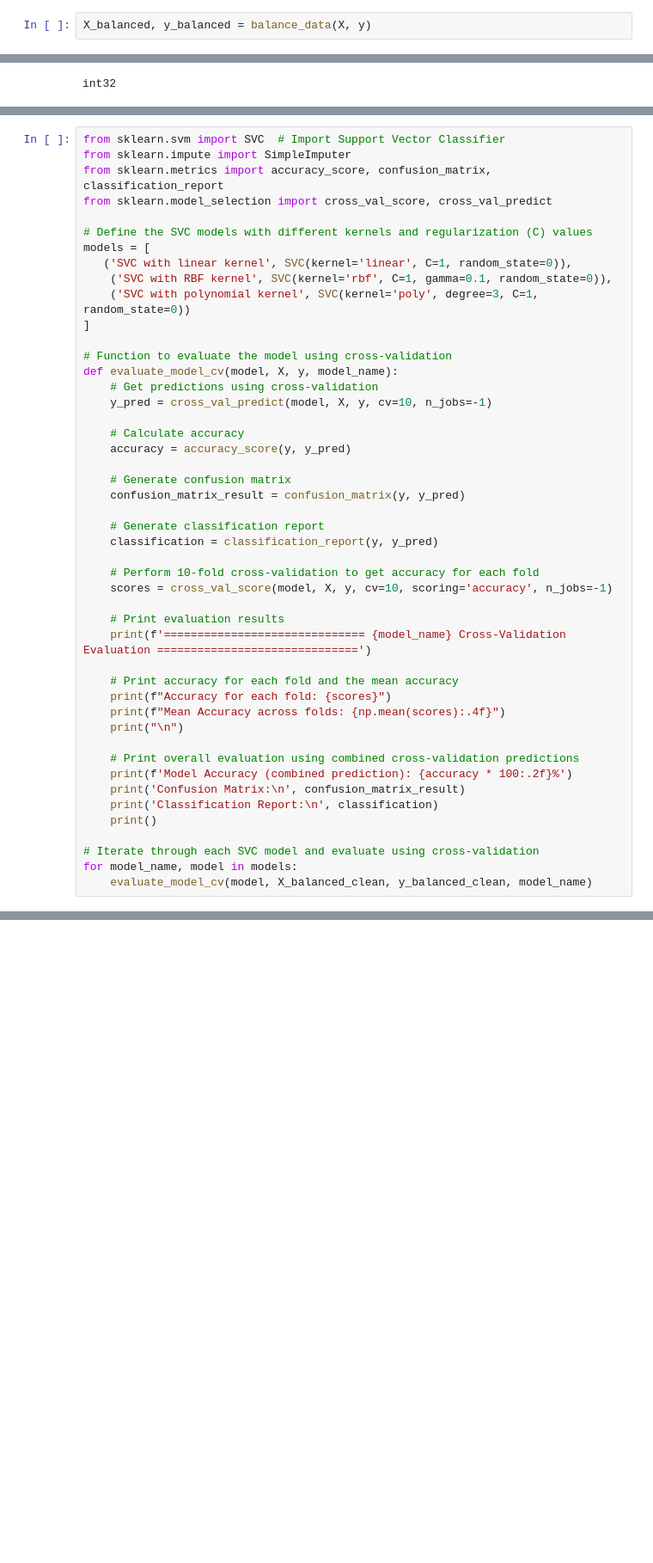
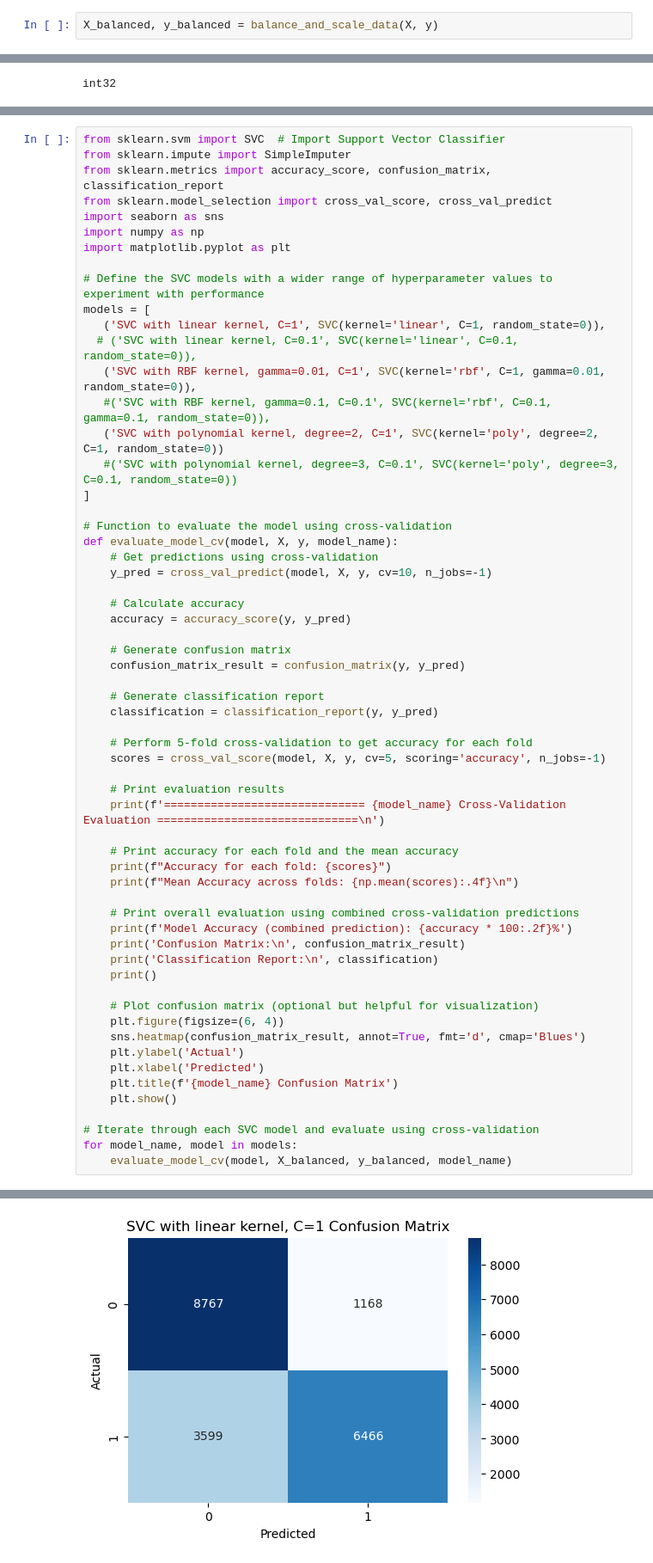
Before and after one commit to GraceLytle/CS597-CyberAI, a Jupyter notebook: notebooks/dataset_3/classifier_support_vector_machine/SVC-android-malware-prediction-with-ml-algorithms.ipynb, the cells around one changed output, grey strips where cells are left out. Shown: that part at 86% size. Cells and saved outputs as stored; diff of their text form; blank space fills up the shorter version.

```diff
--- a/notebooks/dataset_3/classifier_support_vector_machine/SVC-android-malware-prediction-with-ml-algorithms.ipynb
+++ b/notebooks/dataset_3/classifier_support_vector_machine/SVC-android-malware-prediction-with-ml-algorithms.ipynb
@@ -204,4 +254,4 @@ def balance_data(X, y, random_state=0):
 # %% [markdown]
 ## Step 8: Balance the data
 # %%
-X_balanced, y_balanced = balance_data(X, y)
+X_balanced, y_balanced = balance_and_scale_data(X, y)
@@ -281,12 +342,18 @@ from sklearn.svm import SVC  # Import Support Vector Classifier
 from sklearn.impute import SimpleImputer
 from sklearn.metrics import accuracy_score, confusion_matrix, classification_report
 from sklearn.model_selection import cross_val_score, cross_val_predict
+import seaborn as sns
+import numpy as np
+import matplotlib.pyplot as plt
 
-# Define the SVC models with different kernels and regularization (C) values
+# Define the SVC models with a wider range of hyperparameter values to experiment with performance
 models = [
-   ('SVC with linear kernel', SVC(kernel='linear', C=1, random_state=0)),
-    ('SVC with RBF kernel', SVC(kernel='rbf', C=1, gamma=0.1, random_state=0)),
-    ('SVC with polynomial kernel', SVC(kernel='poly', degree=3, C=1, random_state=0))
+   ('SVC with linear kernel, C=1', SVC(kernel='linear', C=1, random_state=0)),
+  # ('SVC with linear kernel, C=0.1', SVC(kernel='linear', C=0.1, random_state=0)),
+   ('SVC with RBF kernel, gamma=0.01, C=1', SVC(kernel='rbf', C=1, gamma=0.01, random_state=0)),
+   #('SVC with RBF kernel, gamma=0.1, C=0.1', SVC(kernel='rbf', C=0.1, gamma=0.1, random_state=0)),
+   ('SVC with polynomial kernel, degree=2, C=1', SVC(kernel='poly', degree=2, C=1, random_state=0))
+   #('SVC with polynomial kernel, degree=3, C=0.1', SVC(kernel='poly', degree=3, C=0.1, random_state=0))
 ]
 
 # Function to evaluate the model using cross-validation
@@ -303,16 +370,15 @@ def evaluate_model_cv(model, X, y, model_name):
     # Generate classification report
     classification = classification_report(y, y_pred)
 
-    # Perform 10-fold cross-validation to get accuracy for each fold
-    scores = cross_val_score(model, X, y, cv=10, scoring='accuracy', n_jobs=-1)
+    # Perform 5-fold cross-validation to get accuracy for each fold
+    scores = cross_val_score(model, X, y, cv=5, scoring='accuracy', n_jobs=-1)
 
     # Print evaluation results
-    print(f'============================== {model_name} Cross-Validation Evaluation ==============================')
+    print(f'============================== {model_name} Cross-Validation Evaluation ==============================\n')
 
     # Print accuracy for each fold and the mean accuracy
     print(f"Accuracy for each fold: {scores}")
-    print(f"Mean Accuracy across folds: {np.mean(scores):.4f}")
-    print("\n")
+    print(f"Mean Accuracy across folds: {np.mean(scores):.4f}\n")
 
     # Print overall evaluation using combined cross-validation predictions
     print(f'Model Accuracy (combined prediction): {accuracy * 100:.2f}%')
@@ -320,7 +386,15 @@ def evaluate_model_cv(model, X, y, model_name):
     print('Classification Report:\n', classification)
     print()
 
+    # Plot confusion matrix (optional but helpful for visualization)
+    plt.figure(figsize=(6, 4))
+    sns.heatmap(confusion_matrix_result, annot=True, fmt='d', cmap='Blues')
+    plt.ylabel('Actual')
+    plt.xlabel('Predicted')
+    plt.title(f'{model_name} Confusion Matrix')
+    plt.show()
+
 # Iterate through each SVC model and evaluate using cross-validation
 for model_name, model in models:
-    evaluate_model_cv(model, X_balanced_clean, y_balanced_clean, model_name)
+    evaluate_model_cv(model, X_balanced, y_balanced, model_name)
 # %% [output]
@@ -327,0 +419 @@ KeyboardInterrupt:
+[figure, added]
```
Also changed, not shown: parts of 12 cells of this notebook, 3 other files.
